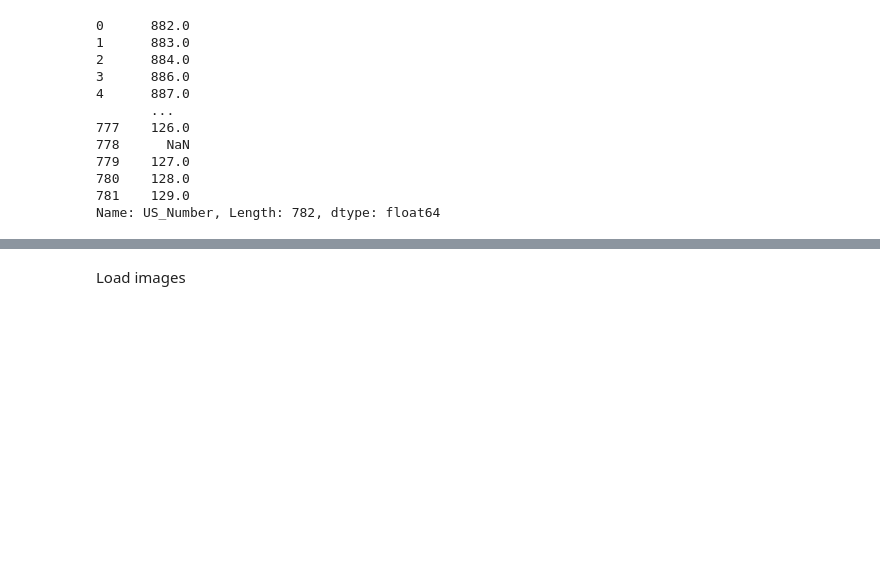
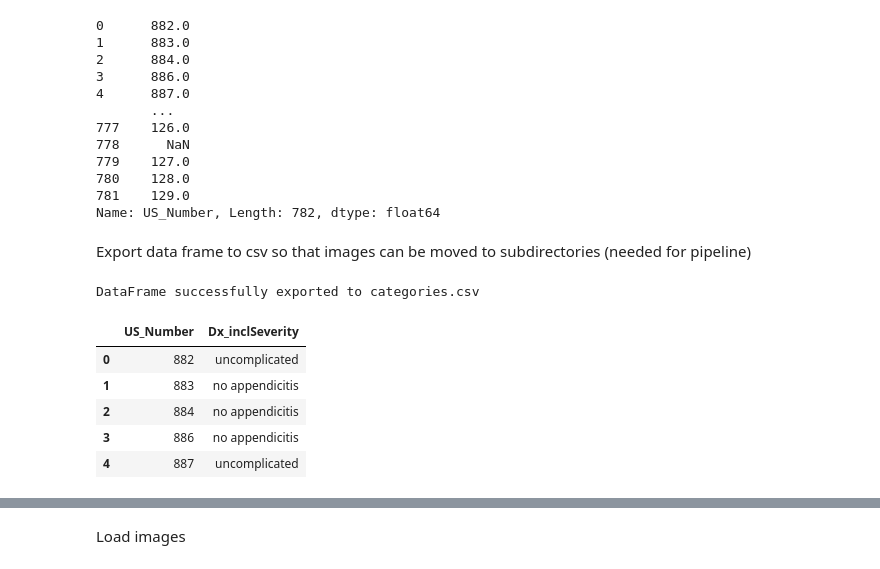
Before and after one commit to maxnoob/bfh-fs24-deeplearning-course, a Jupyter notebook: appendicitis_project.ipynb, the cells around one changed output, grey strips where cells are left out. Drawn from its saved outputs; the diff is of its cells as text; code cells hidden in the pictures; blank space fills up the shorter version.

```diff
--- a/appendicitis_project.ipynb
+++ b/appendicitis_project.ipynb
@@ -136,0 +150,8 @@ rpa_targets.head()
+# %%
+def check_dx(row):
+    if row['Diagnosis'] == 'no appendicitis':
+        return 'no appendicitis'
+    return row['Severity']
+
+rpa_targets_cleaned['Dx_inclSeverity'] = rpa_targets_cleaned.apply(check_dx, axis=1)
+# axis=1 means apply function per row
@@ -566,3 +617,45 @@ print(df['US_Number'])
 780    128.0
 781    129.0
 Name: US_Number, Length: 782, dtype: float64
+# %%
+# join US_Number with rpa_target so the images can be labeled
+us_number_df = df[['US_Number']]
+us_labeling_map = us_number_df.join(rpa_targets)
+# us_labeling_map has 22 missing values, means 22 patients have no ultrasound images
+# %%
+us_labeling_map = us_labeling_map.dropna(subset=['US_Number']) # drop NA for int casting to work
+us_labeling_map['US_Number'] = us_labeling_map['US_Number'].astype(int).astype(str) # cast as int for decimal point to disappear in strings
+# %%
+# Remove rows with NAs in target data frame
+us_labeling_map = us_labeling_map.loc[rpa_targets.notna().all(axis=1)]
+# Combine the targets to keep only information about diagnosis and severity in one column
+def check_dx(row):
+    if row['Diagnosis'] == 'no appendicitis':
+        return 'no appendicitis'
+    return row['Severity']
+
+us_labeling_map['Dx_inclSeverity'] = us_labeling_map.apply(check_dx, axis=1)
+# axis=1 means apply function per row
+us_labeling_map = us_labeling_map.drop(columns=['Management', 'Severity', 'Diagnosis'])
+# %% [markdown]
+Export data frame to csv so that images can be moved to subdirectories (needed for pipeline)
+# %%
+# Define the path where the CSV will be saved
+csv_file_path = 'categories.csv'
+
+# Export the DataFrame to a CSV file
+us_labeling_map.to_csv(csv_file_path, sep='\t', index=False)
+
+print(f"DataFrame successfully exported to {csv_file_path}")
+# after creation of csv-file, run image_mover.py within the folder containing the images
+# %% [output]
+DataFrame successfully exported to categories.csv
+# %%
+us_labeling_map.head()
+# %% [output]
+|  | US_Number | Dx_inclSeverity |
+| 0 | 882 | uncomplicated |
+| 1 | 883 | no appendicitis |
+| 2 | 884 | no appendicitis |
+| 3 | 886 | no appendicitis |
+| 4 | 887 | uncomplicated |
```
Also changed, not shown: parts of 72 cells of this notebook, 3 other files.
